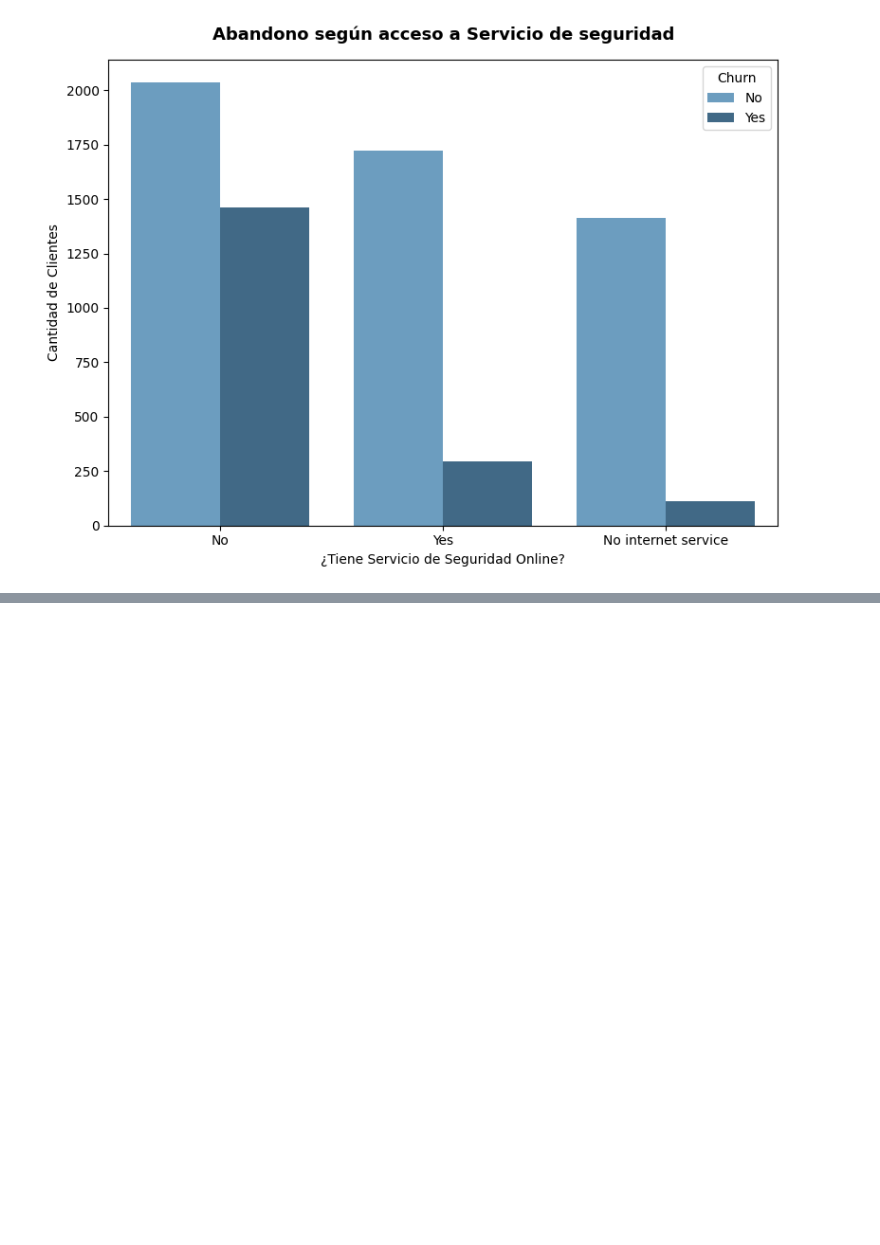
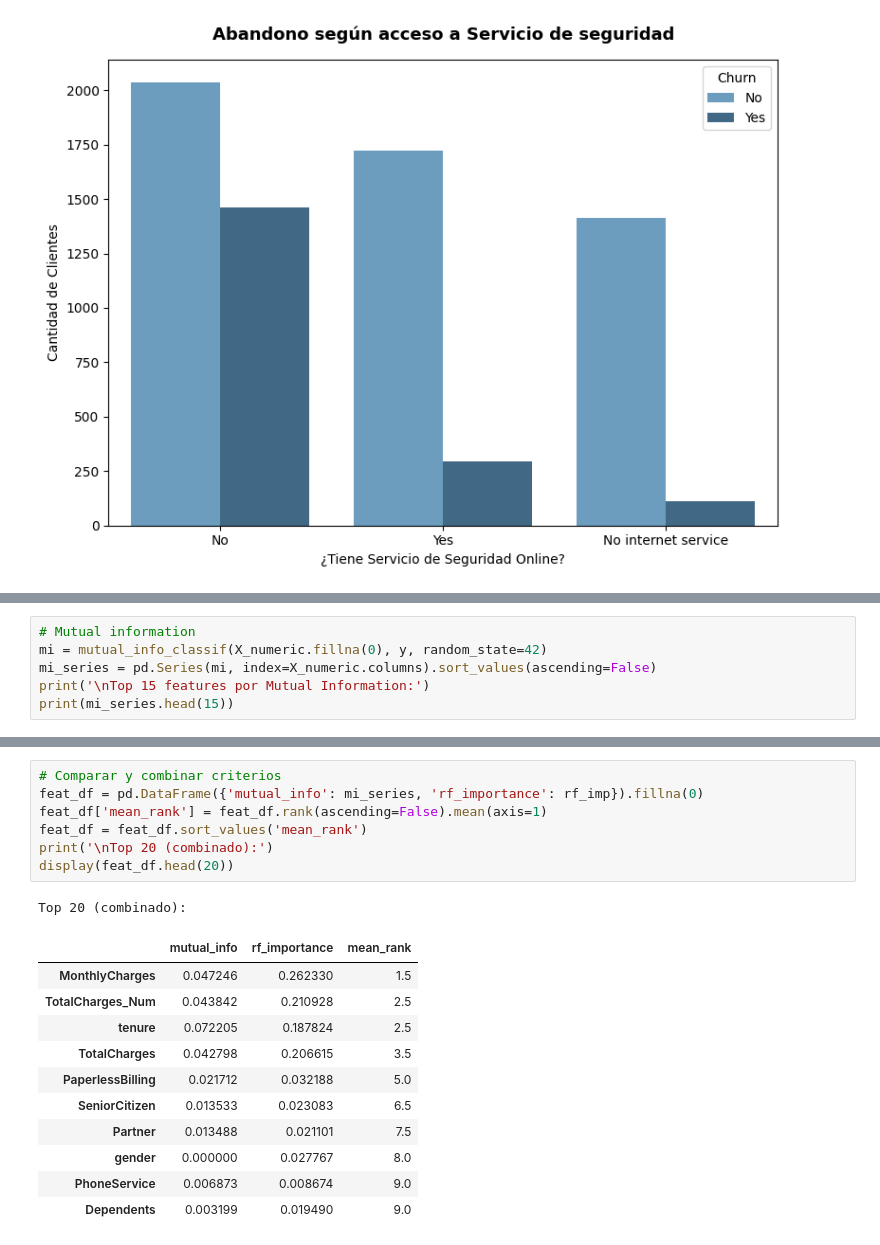
Before and after one commit to Vane2005/DS-Project4, a Jupyter notebook: proyecto4-CRISP-DM.ipynb, the cells around one changed output, grey strips where cells are left out. Drawn from its saved outputs; the diff is of its cells as text; blank space fills up the shorter version.

```diff
--- a/proyecto4-CRISP-DM.ipynb
+++ b/proyecto4-CRISP-DM.ipynb
@@ -407,0 +561,6 @@ plt.show()
+# %%
+# Mutual information
+mi = mutual_info_classif(X_numeric.fillna(0), y, random_state=42)
+mi_series = pd.Series(mi, index=X_numeric.columns).sort_values(ascending=False)
+print('\nTop 15 features por Mutual Information:')
+print(mi_series.head(15))
@@ -407,0 +600,20 @@ plt.show()
+# %%
+# Comparar y combinar criterios
+feat_df = pd.DataFrame({'mutual_info': mi_series, 'rf_importance': rf_imp}).fillna(0)
+feat_df['mean_rank'] = feat_df.rank(ascending=False).mean(axis=1)
+feat_df = feat_df.sort_values('mean_rank')
+print('\nTop 20 (combinado):')
+display(feat_df.head(20))
+# %% [output]
+Top 20 (combinado):
+|  | mutual_info | rf_importance | mean_rank |
+| MonthlyCharges | 0.047246 | 0.262330 | 1.5 |
+| TotalCharges_Num | 0.043842 | 0.210928 | 2.5 |
+| tenure | 0.072205 | 0.187824 | 2.5 |
+| TotalCharges | 0.042798 | 0.206615 | 3.5 |
+| PaperlessBilling | 0.021712 | 0.032188 | 5.0 |
+| SeniorCitizen | 0.013533 | 0.023083 | 6.5 |
+| Partner | 0.013488 | 0.021101 | 7.5 |
+| gender | 0.000000 | 0.027767 | 8.0 |
+| PhoneService | 0.006873 | 0.008674 | 9.0 |
+| Dependents | 0.003199 | 0.019490 | 9.0 |
```
Also changed, not shown: parts of 24 cells of this notebook, 3 other files.
